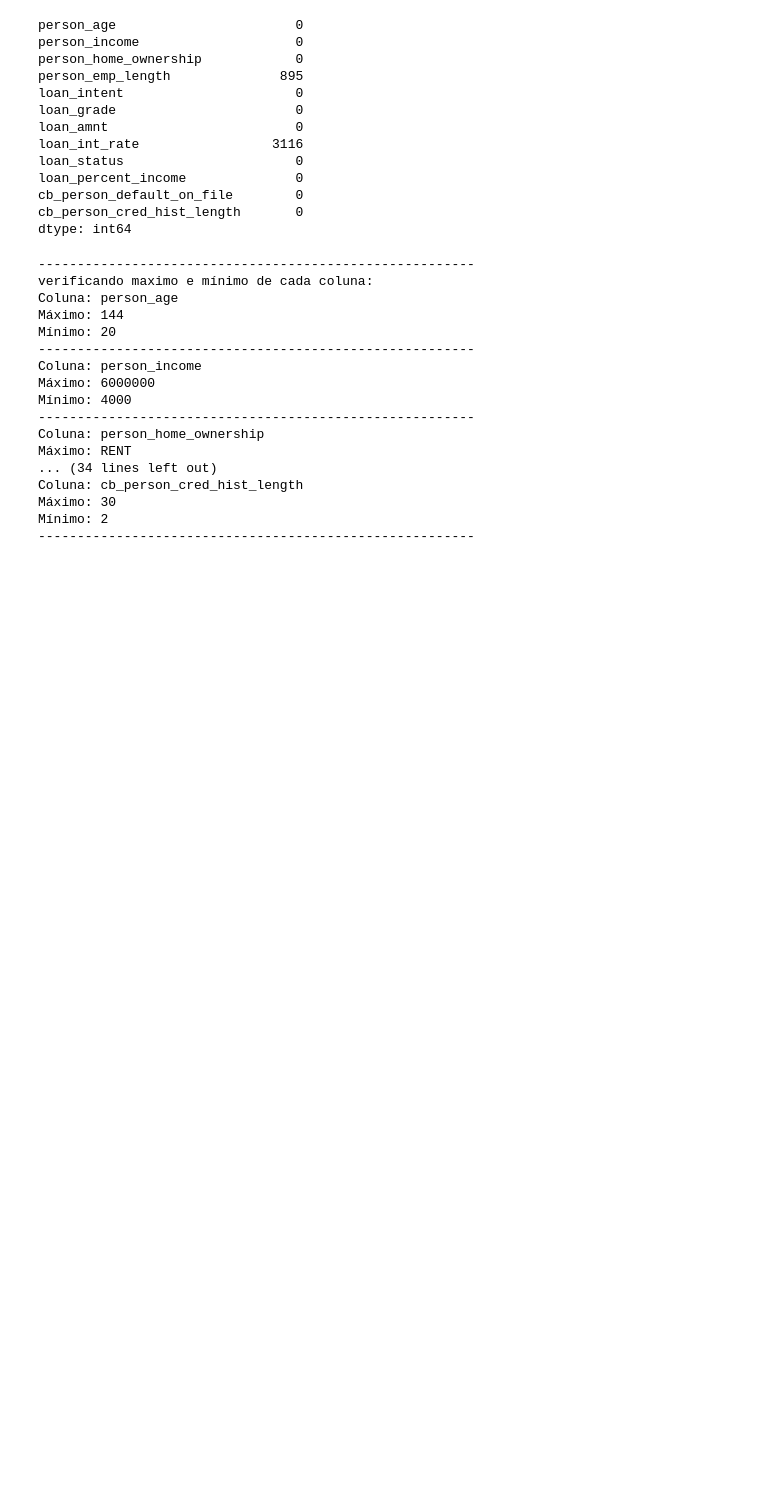
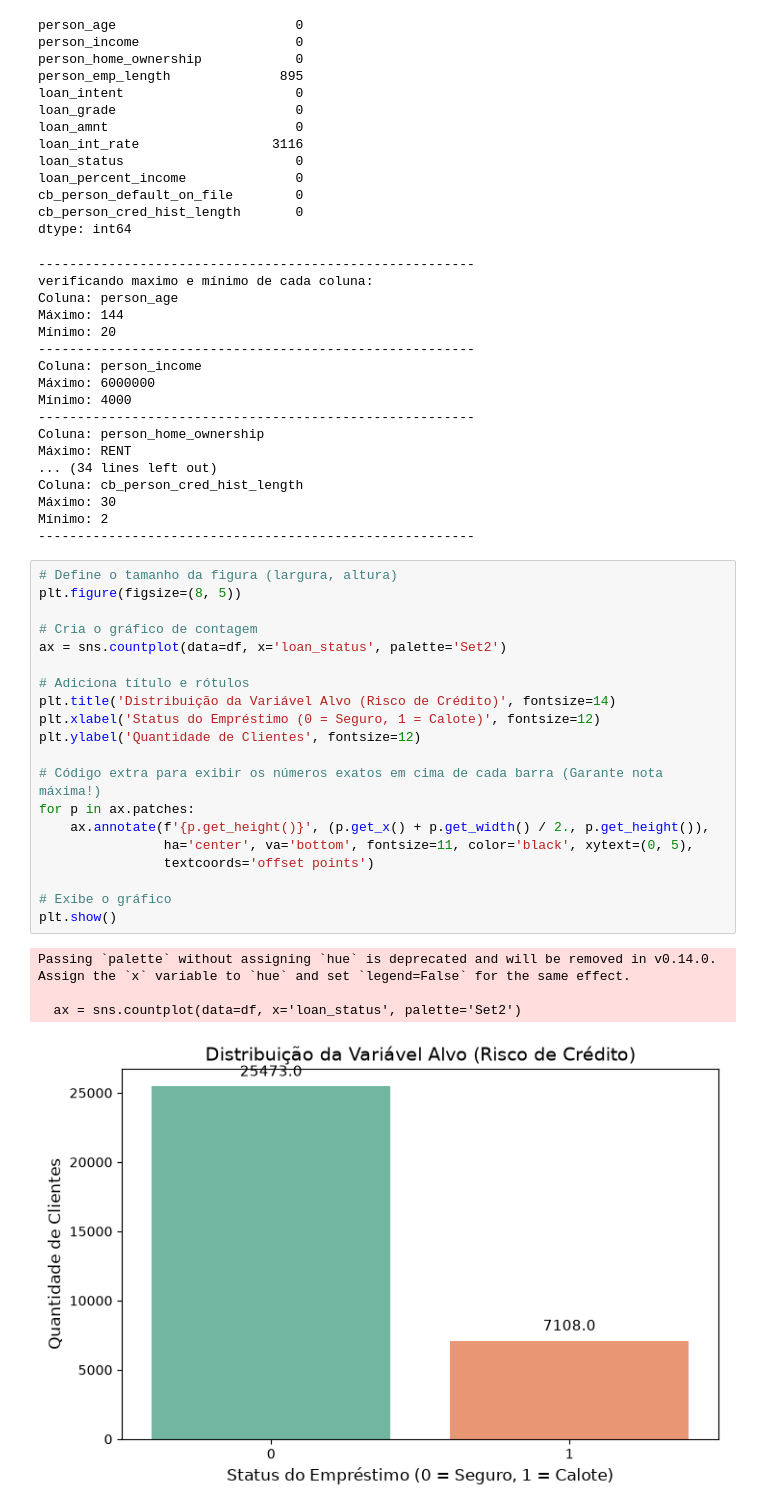
Before and after one commit to programado10/final_project_sc-tec, a Jupyter notebook: code_final_project.ipynb, the cells around one changed output. Drawn from its saved outputs; the diff is of its cells as text; blank space fills up the shorter version.

```diff
--- a/code_final_project.ipynb
+++ b/code_final_project.ipynb
@@ -91,3 +91,28 @@ Coluna: cb_person_cred_hist_length
 Máximo: 30
 Mínimo: 2
 --------------------------------------------------------
+# %%
+# Define o tamanho da figura (largura, altura)
+plt.figure(figsize=(8, 5))
+
+# Cria o gráfico de contagem
+ax = sns.countplot(data=df, x='loan_status', palette='Set2')
+
+# Adiciona título e rótulos
+plt.title('Distribuição da Variável Alvo (Risco de Crédito)', fontsize=14)
+plt.xlabel('Status do Empréstimo (0 = Seguro, 1 = Calote)', fontsize=12)
+plt.ylabel('Quantidade de Clientes', fontsize=12)
+
+# Código extra para exibir os números exatos em cima de cada barra (Garante nota máxima!)
+for p in ax.patches:
+    ax.annotate(f'{p.get_height()}', (p.get_x() + p.get_width() / 2., p.get_height()),
+                ha='center', va='bottom', fontsize=11, color='black', xytext=(0, 5),
+                textcoords='offset points')
+
+# Exibe o gráfico
+plt.show()
+# %% [output]
+Passing `palette` without assigning `hue` is deprecated and will be removed in v0.14.0. Assign the `x` variable to `hue` and set `legend=False` for the same effect.
+
+  ax = sns.countplot(data=df, x='loan_status', palette='Set2')
+[figure, added]
```
Also changed, not shown: parts of 21 cells of this notebook.
